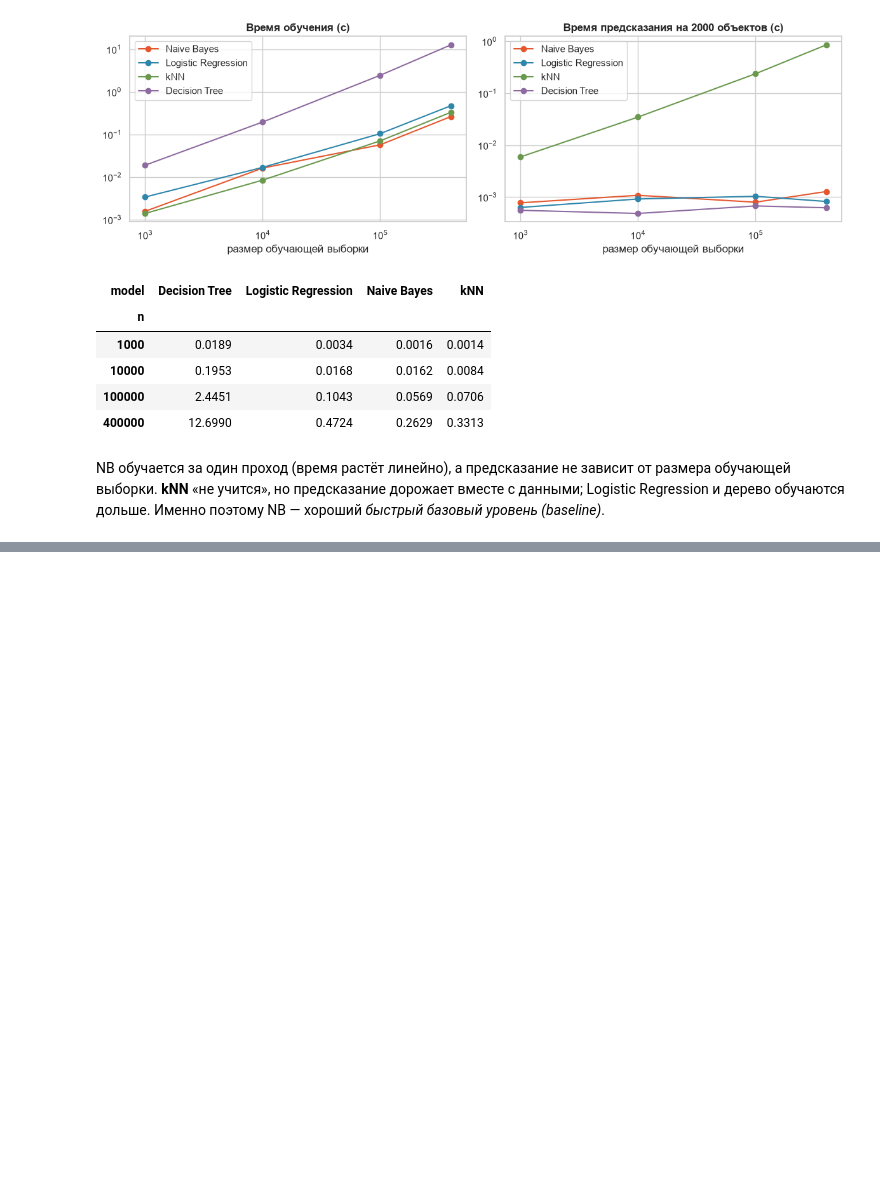
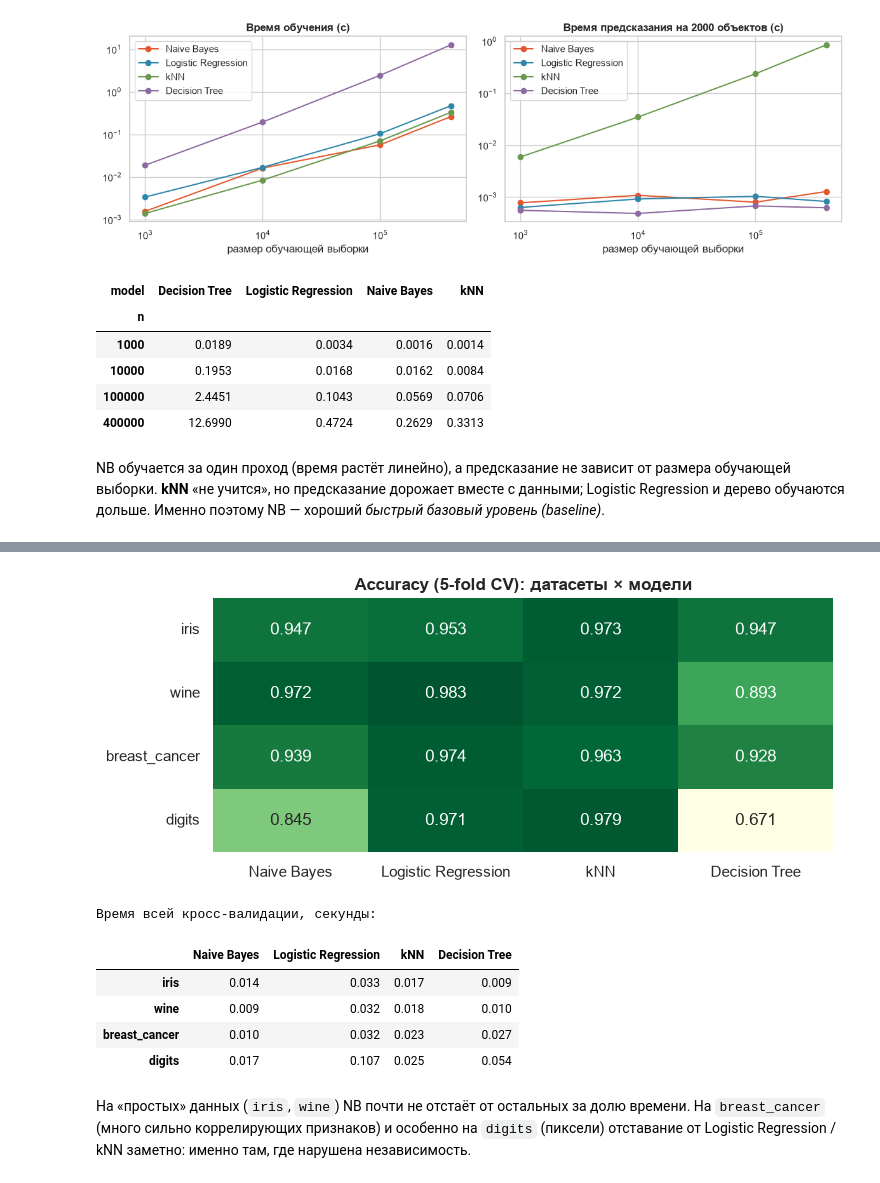
Before and after one commit to BinGoJr/Naive-Bayes, a Jupyter notebook: NaiveBayes.ipynb, the cells around one changed output, grey strips where cells are left out. Cells and saved outputs as stored; diff of their text form; code cells hidden in the pictures; blank space fills up the shorter version.

Commit message:
Сomparison with other models

```diff
--- a/NaiveBayes.ipynb
+++ b/NaiveBayes.ipynb
@@ -405,0 +410,36 @@ NB обучается за один проход (время растёт лин
+# %%
+from sklearn.datasets import (
+    load_iris,
+    load_wine,
+)
+
+from sklearn.model_selection import StratifiedKFold, cross_val_score
+real = {"iris": load_iris(return_X_y=True), "wine": load_wine(return_X_y=True),
+        "breast_cancer": load_breast_cancer(return_X_y=True), "digits": load_digits(return_X_y=True)}
+cv5 = StratifiedKFold(5, shuffle=True, random_state=RS)
+
+acc_rows, time_rows = {}, {}
+for dname, (X, y) in real.items():
+    acc_rows[dname], time_rows[dname] = {}, {}
+    for mname, mdl in make_models().items():
+        t0 = time.perf_counter()
+        sc = cross_val_score(mdl, X, y, cv=cv5, scoring="accuracy")
+        time_rows[dname][mname] = time.perf_counter() - t0
+        acc_rows[dname][mname] = sc.mean()
+
+acc = pd.DataFrame(acc_rows).T[list(COL)]
+fig, ax = plt.subplots(figsize=(8, 3.3))
+sns.heatmap(acc, annot=True, fmt=".3f", cmap="YlGn", vmin=0.7, vmax=1, cbar=False, ax=ax)
+ax.set_title("Accuracy (5-fold CV): датасеты × модели"); ax.set_ylabel("")
+plt.show()
+print("Время всей кросс-валидации, секунды:"); pd.DataFrame(time_rows).T[list(COL)].round(3)
+# %% [output]
+[figure, added]
+Время всей кросс-валидации, секунды:
+|  | Naive Bayes | Logistic Regression | kNN | Decision Tree |
+| iris | 0.014 | 0.033 | 0.017 | 0.009 |
+| wine | 0.009 | 0.032 | 0.018 | 0.010 |
+| breast_cancer | 0.010 | 0.032 | 0.023 | 0.027 |
+| digits | 0.017 | 0.107 | 0.025 | 0.054 |
+# %% [markdown]
+На «простых» данных (`iris`, `wine`) NB почти не отстаёт от остальных за долю времени. На `breast_cancer` (много сильно коррелирующих признаков) и особенно на `digits` (пиксели) отставание от Logistic Regression / kNN заметно: именно там, где нарушена независимость.
```
Also changed, not shown: parts of 1 cell of this notebook.
